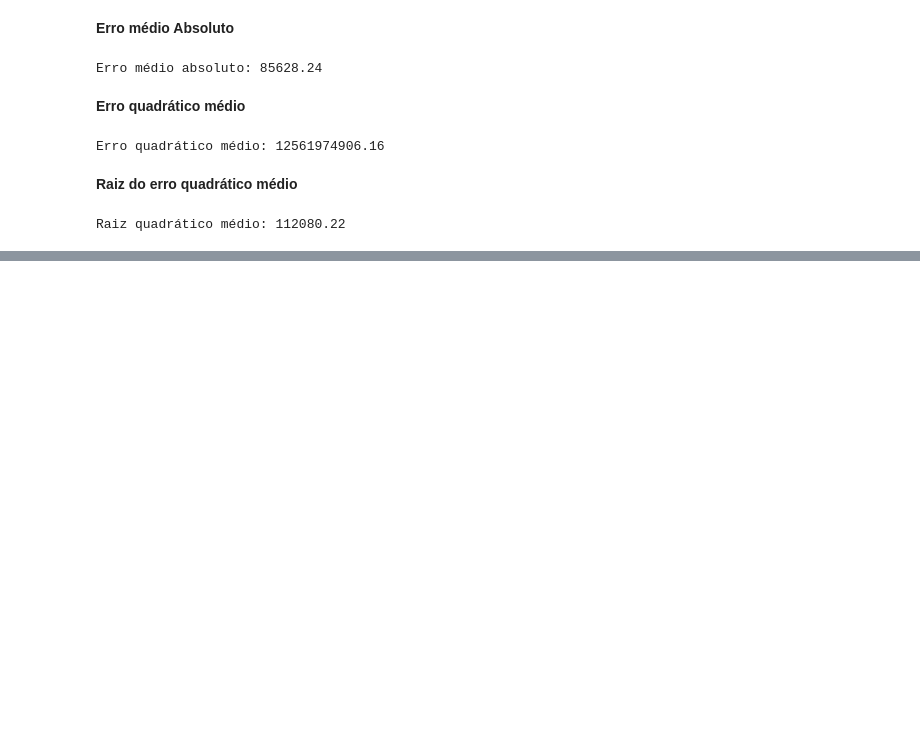
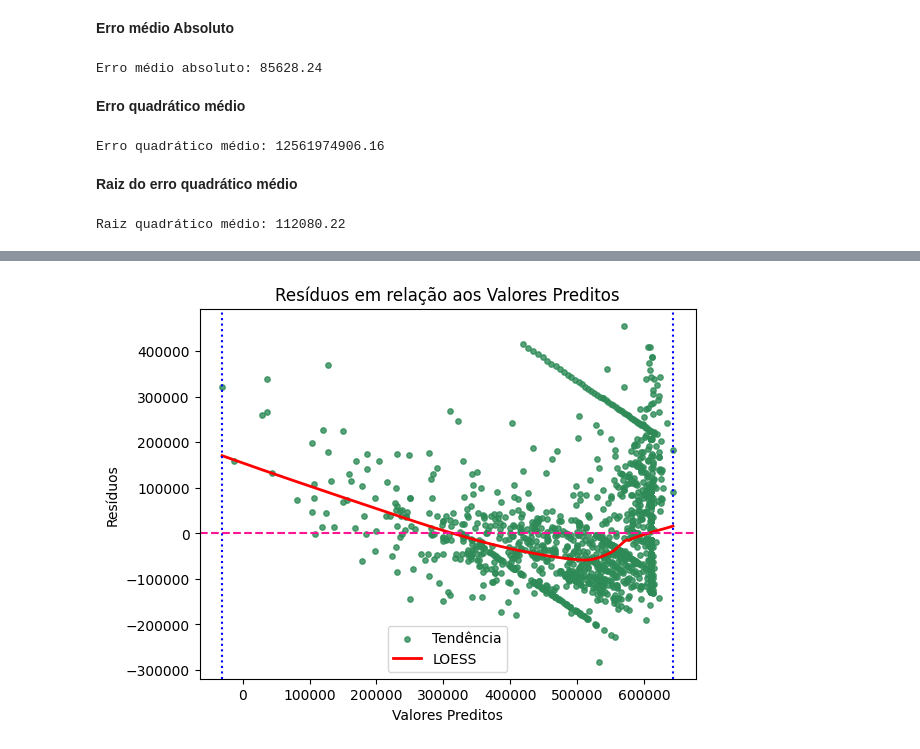
Before and after one commit to SisouDev/iaAlg, a Jupyter notebook: regression/linear.ipynb, the cells around one changed output, grey strips where cells are left out. Saved outputs shown, nothing was run; the diff lists cells and outputs as text; code cells hidden in the pictures; blank space fills up the shorter version.

```diff
--- a/regression/linear.ipynb
+++ b/regression/linear.ipynb
@@ -494,0 +765,18 @@ Raiz quadrático médio: 112080.22
+# %%
+plt.scatter(y=residuos, x=regressao.predict(), color='seagreen', alpha=0.8, s = 15)
+sns.regplot(x=regressao.predict(), y=residuos, scatter=False, color='red', lowess=True, line_kws={'lw': 2})
+# Linha horizontal em y = 0
+plt.axhline(y=0, color='deeppink', linestyle='--', linewidth=1.5)
+min_predito = regressao.predict().min()
+max_predito = regressao.predict().max()
+# Adicionando linhas verticais para o mínimo e o máximo dos valores preditos
+plt.axvline(x=min_predito, color='blue', linestyle=':', linewidth=1.5)
+plt.axvline(x=max_predito, color='blue', linestyle=':', linewidth=1.5)
+plt.title("Resíduos em relação aos Valores Preditos")
+plt.xlabel("Valores Preditos")
+plt.ylabel("Resíduos")
+plt.legend(['Tendência', 'LOESS'])
+plt.grid(False)
+plt.show()
+# %% [output]
+[figure, added]
```
Also changed, not shown: parts of 60 cells of this notebook.
